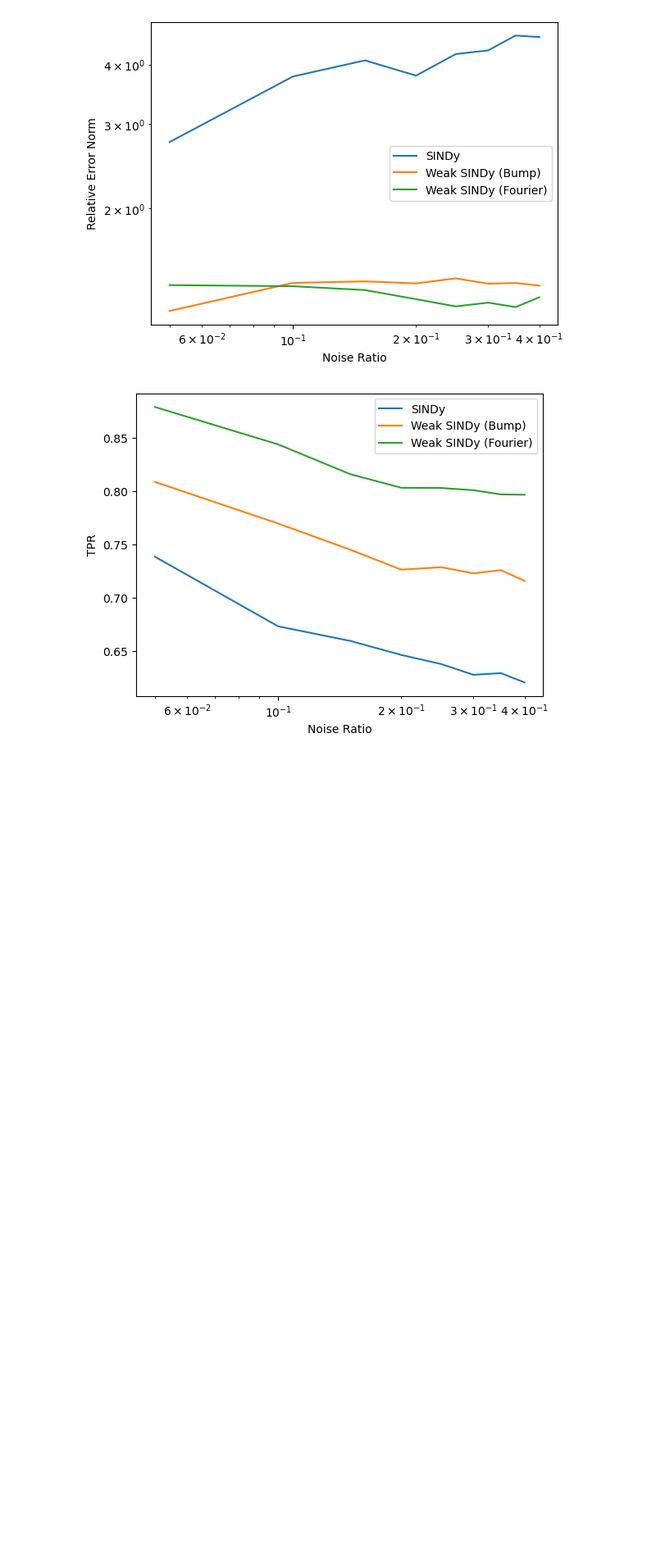
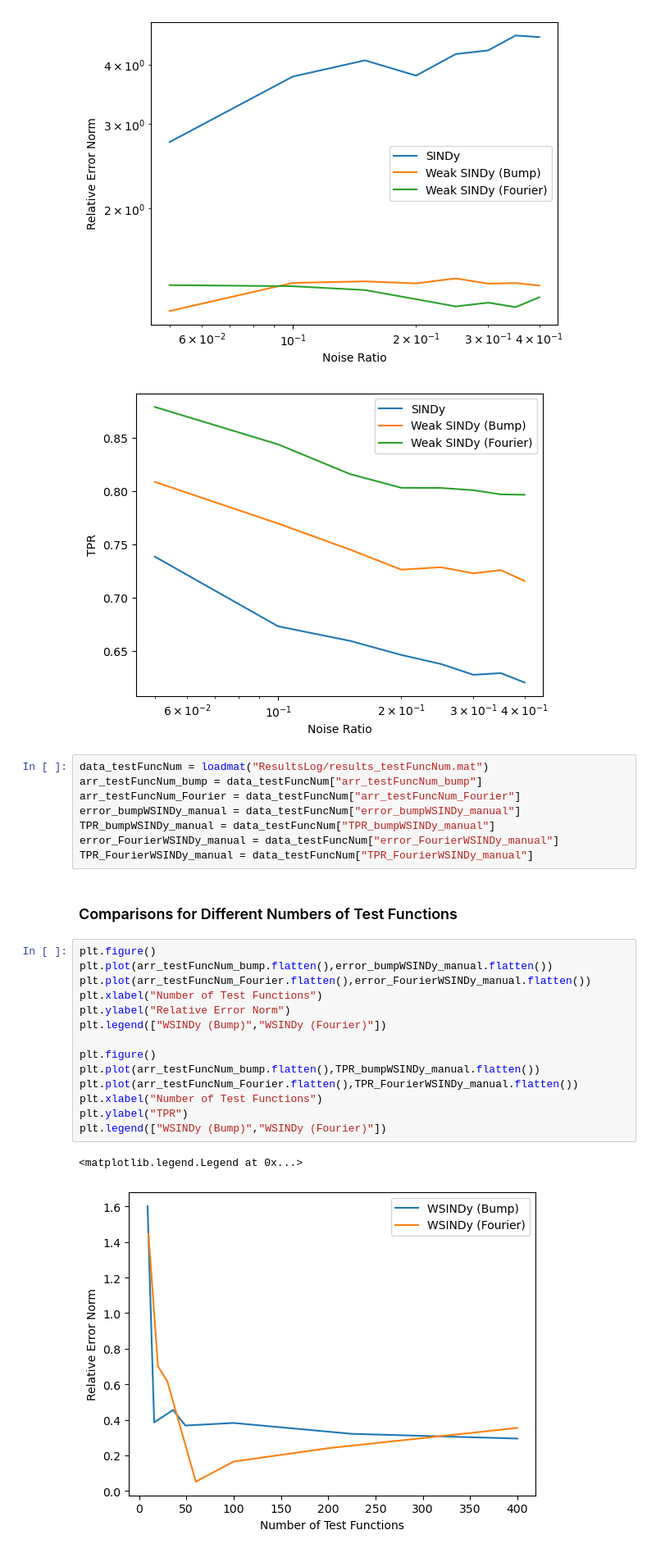
Before and after one commit to Zhiheng-Chen/FourierWeakSINDy, a Jupyter notebook: plots.ipynb, the cells around one changed output. Shown at 82% size. Cells and saved outputs as stored; diff of their text form; blank space fills up the shorter version.

Commit message:
Numerical experiments on different numbers of test functions

```diff
--- a/plots.ipynb
+++ b/plots.ipynb
@@ -121,3 +121,30 @@ plt.legend(["SINDy","Weak SINDy (Bump)","Weak SINDy (Fourier)"])
 <matplotlib.legend.Legend at 0x...>
 [figure]
 [figure]
+# %%
+data_testFuncNum = loadmat("ResultsLog/results_testFuncNum.mat")
+arr_testFuncNum_bump = data_testFuncNum["arr_testFuncNum_bump"]
+arr_testFuncNum_Fourier = data_testFuncNum["arr_testFuncNum_Fourier"]
+error_bumpWSINDy_manual = data_testFuncNum["error_bumpWSINDy_manual"]
+TPR_bumpWSINDy_manual = data_testFuncNum["TPR_bumpWSINDy_manual"]
+error_FourierWSINDy_manual = data_testFuncNum["error_FourierWSINDy_manual"]
+TPR_FourierWSINDy_manual = data_testFuncNum["TPR_FourierWSINDy_manual"]
+# %% [markdown]
+### Comparisons for Different Numbers of Test Functions
+# %%
+plt.figure()
+plt.plot(arr_testFuncNum_bump.flatten(),error_bumpWSINDy_manual.flatten())
+plt.plot(arr_testFuncNum_Fourier.flatten(),error_FourierWSINDy_manual.flatten())
+plt.xlabel("Number of Test Functions")
+plt.ylabel("Relative Error Norm")
+plt.legend(["WSINDy (Bump)","WSINDy (Fourier)"])
+
+plt.figure()
+plt.plot(arr_testFuncNum_bump.flatten(),TPR_bumpWSINDy_manual.flatten())
+plt.plot(arr_testFuncNum_Fourier.flatten(),TPR_FourierWSINDy_manual.flatten())
+plt.xlabel("Number of Test Functions")
+plt.ylabel("TPR")
+plt.legend(["WSINDy (Bump)","WSINDy (Fourier)"])
+# %% [output]
+<matplotlib.legend.Legend at 0x...>
+[figure, added]
```
Also changed, not shown: parts of 2 cells of this notebook, 5 other files.
